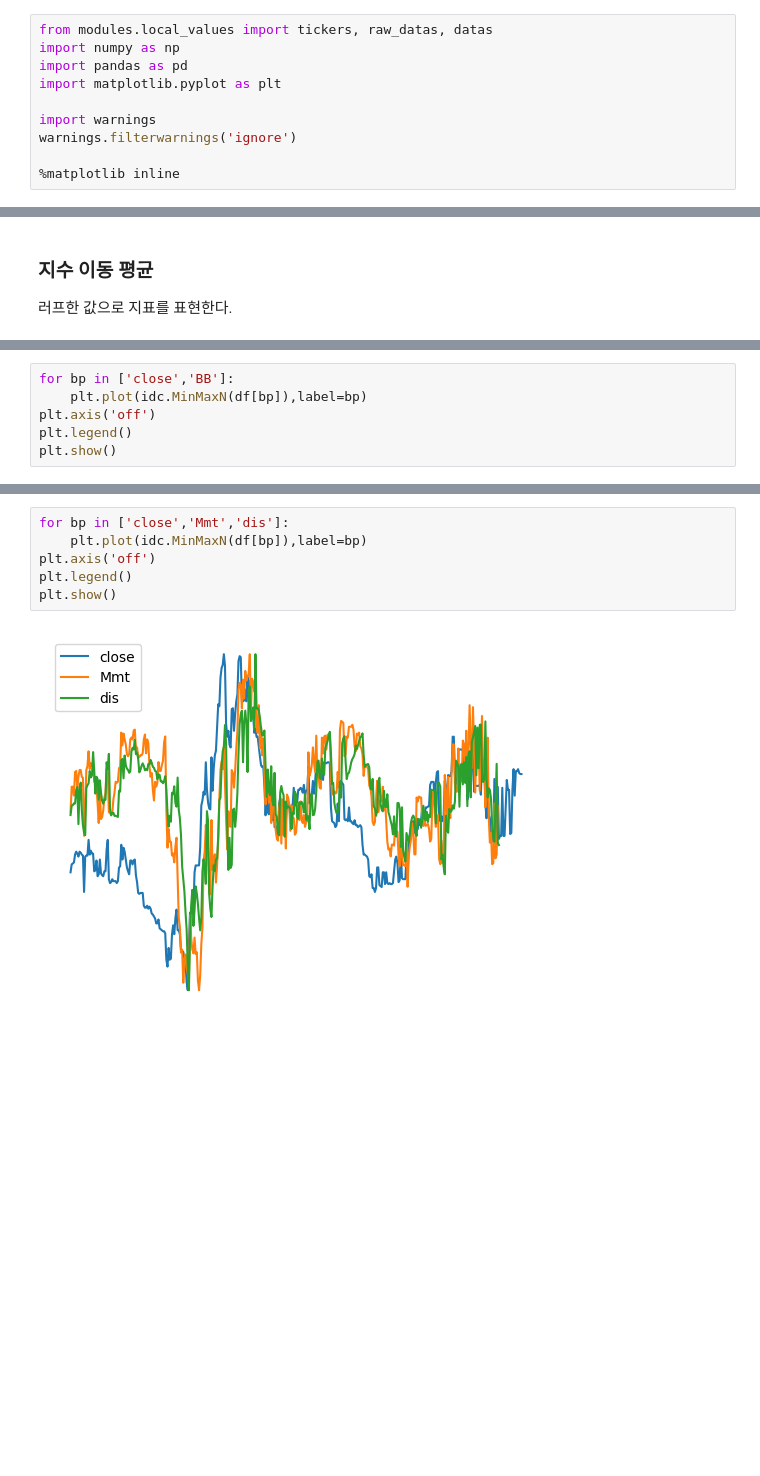
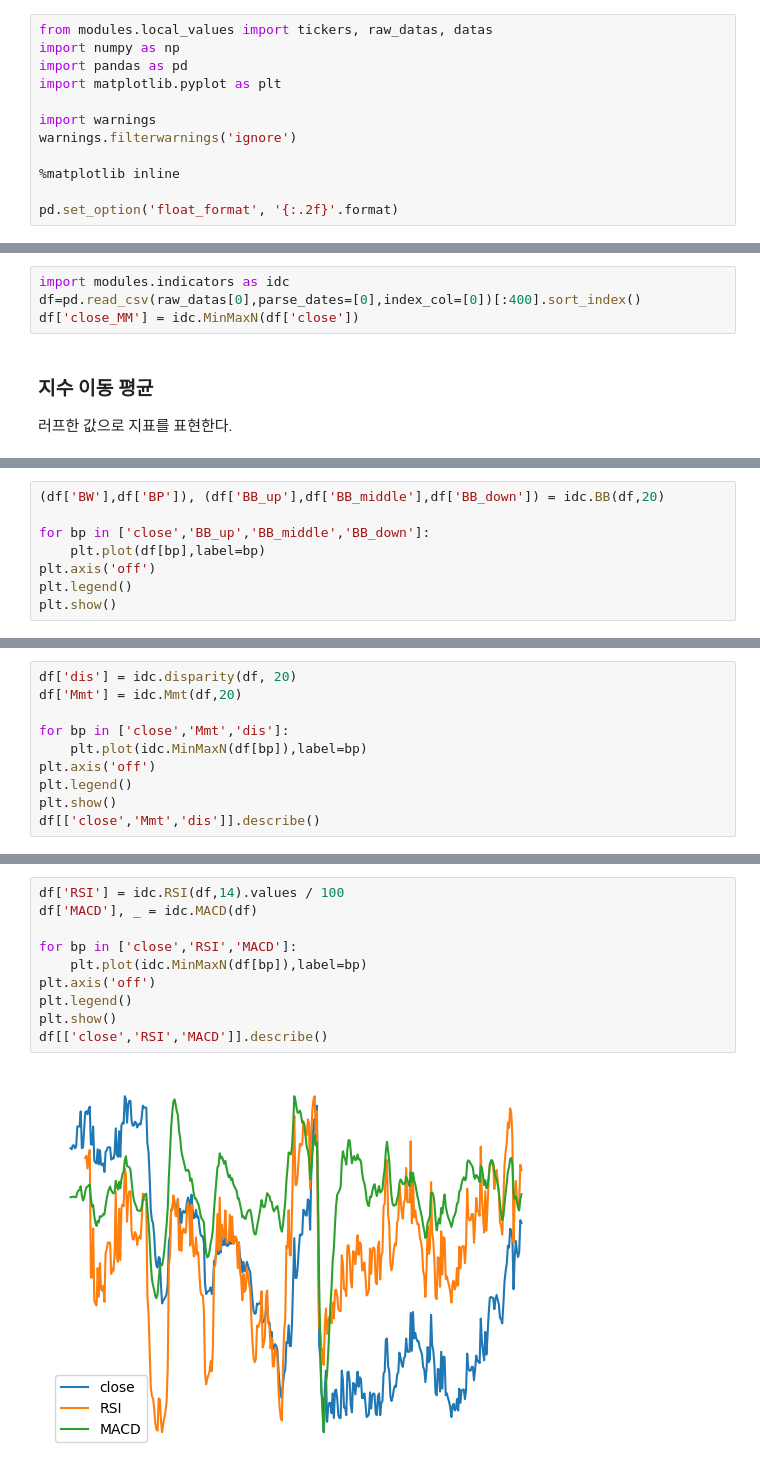
Before and after one commit to DogRing/TorchTrade, a Jupyter notebook: train/1_data_Transform.ipynb, the cells around one changed output, grey strips where cells are left out. Drawn from its saved outputs; the diff is of its cells as text; blank space fills up the shorter version.

Commit message:
Data 주가지표 추가

```diff
--- a/train/1_data_Transform.ipynb
+++ b/train/1_data_Transform.ipynb
@@ -10,6 +10,8 @@ import warnings
 warnings.filterwarnings('ignore')
 
 %matplotlib inline
+
+pd.set_option('float_format', '{:.2f}'.format)
 # %% [markdown]
 ## 결측값 채우기
 volume, value => 0
@@ -90,3 +81,7 @@ df['EMA60'] = idc.EMA(df,60)
+# %%
+import modules.indicators as idc
+df=pd.read_csv(raw_datas[0],parse_dates=[0],index_col=[0])[:400].sort_index()
+df['close_MM'] = idc.MinMaxN(df['close'])
 # %% [markdown]
 ### 지수 이동 평균
 러프한 값으로 지표를 표현한다.
@@ -100,0 +107,8 @@ plt.show()
+# %%
+(df['BW'],df['BP']), (df['BB_up'],df['BB_middle'],df['BB_down']) = idc.BB(df,20)
+
+for bp in ['close','BB_up','BB_middle','BB_down']:
+    plt.plot(df[bp],label=bp)
+plt.axis('off')
+plt.legend()
+plt.show()
@@ -101,7 +124,11 @@ plt.show()
 # %%
-for bp in ['close','BB']:
+df['dis'] = idc.disparity(df, 20)
+df['Mmt'] = idc.Mmt(df,20)
+
+for bp in ['close','Mmt','dis']:
     plt.plot(idc.MinMaxN(df[bp]),label=bp)
 plt.axis('off')
 plt.legend()
 plt.show()
+df[['close','Mmt','dis']].describe()
 # %% [output]
@@ -109,8 +151,12 @@ plt.show()
 # %%
-for bp in ['close','Mmt','dis']:
+df['RSI'] = idc.RSI(df,14).values / 100
+df['MACD'], _ = idc.MACD(df)
+
+for bp in ['close','RSI','MACD']:
     plt.plot(idc.MinMaxN(df[bp]),label=bp)
 plt.axis('off')
 plt.legend()
 plt.show()
+df[['close','RSI','MACD']].describe()
 # %% [output]
-[figure, old version]
+[figure, new version]
```
Also changed, not shown: parts of 20 cells of this notebook, 2 other files.
